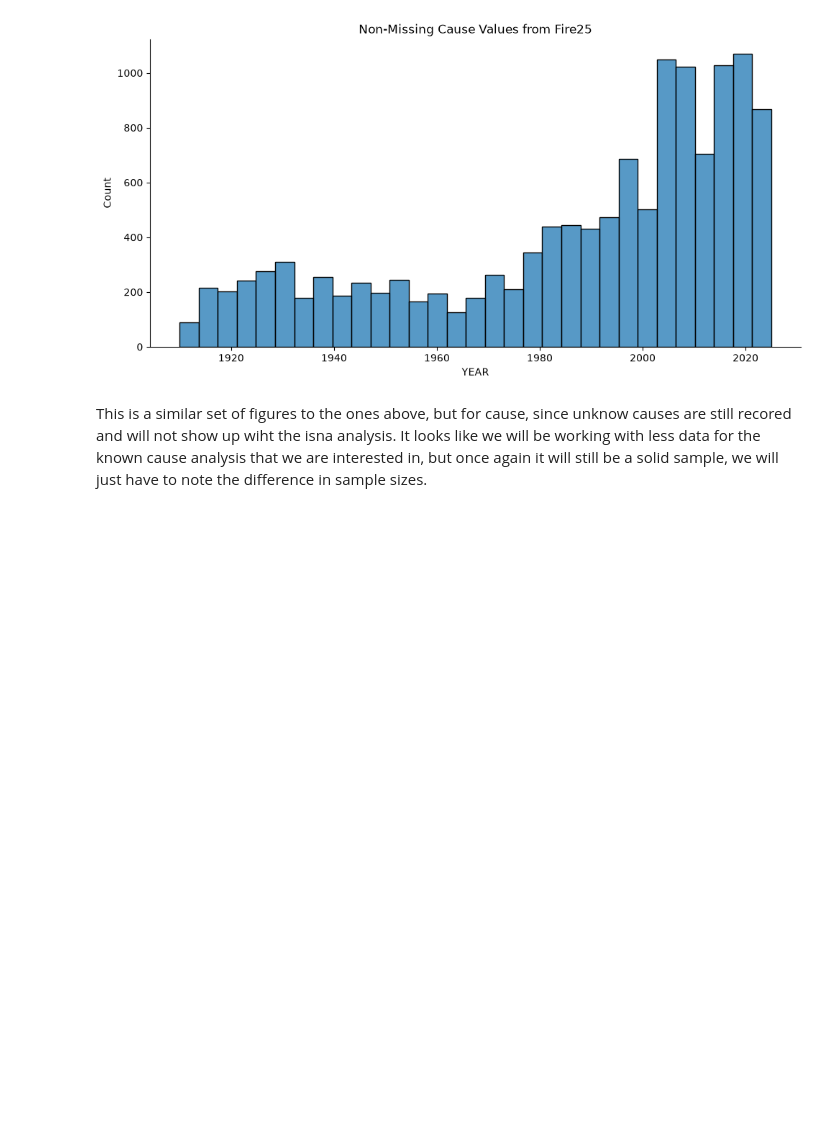
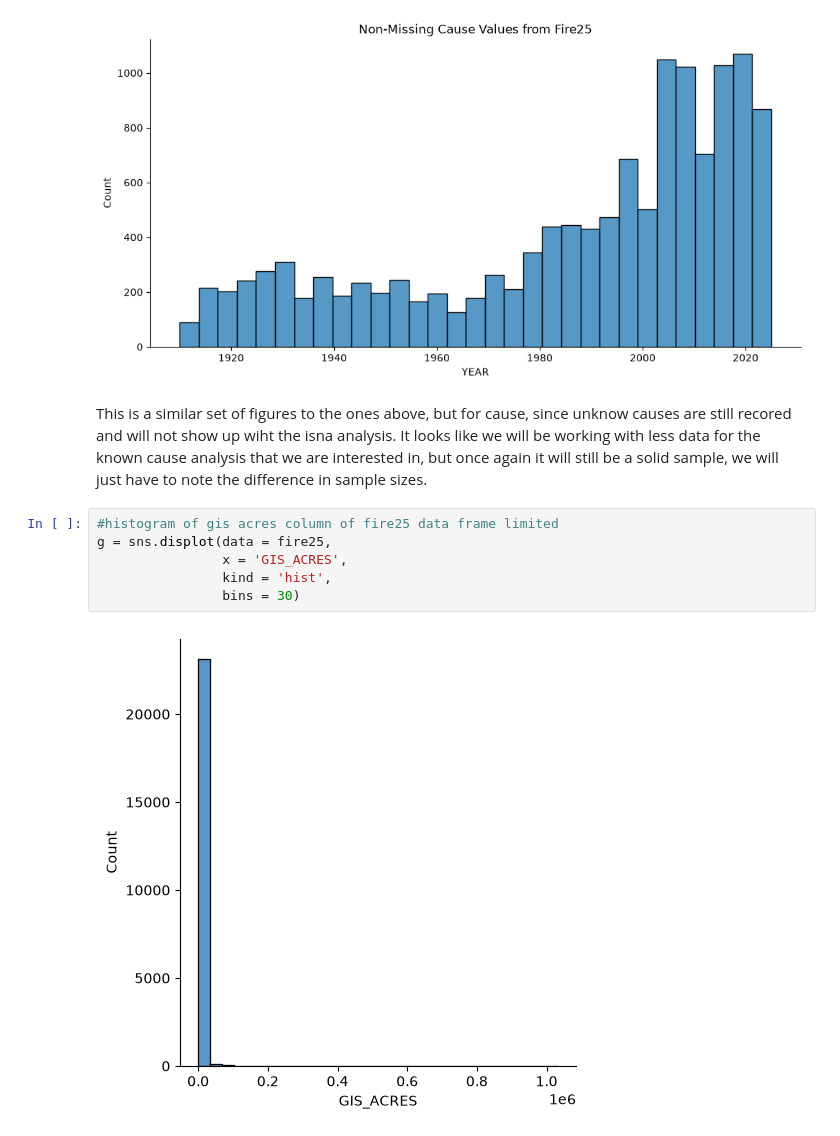
Before and after one commit to elwoodruff/NowellWernerWoodruff, a Jupyter notebook: scripts/fire25_quality.ipynb, the cells around one changed output. Cells and saved outputs as stored; diff of their text form; blank space fills up the shorter version.

```diff
--- a/scripts/fire25_quality.ipynb
+++ b/scripts/fire25_quality.ipynb
@@ -98,3 +98,11 @@ sns.displot(data = fire25.loc[fire25['CAUSE'] != 'Unknown / Unidentified'],
 [figure]
 # %% [markdown]
 This is a similar set of figures to the ones above, but for cause, since unknow causes are still recored and will not show up wiht the isna analysis. It looks like we will be working with less data for the known cause analysis that we are interested in, but once again it will still be a solid sample, we will just have to note the difference in sample sizes.
+# %%
+#histogram of gis acres column of fire25 data frame limited
+g = sns.displot(data = fire25,
+                x = 'GIS_ACRES',
+                kind = 'hist',
+                bins = 30)
+# %% [output]
+[figure, added]
```
Also changed, not shown: parts of 3 cells of this notebook.
